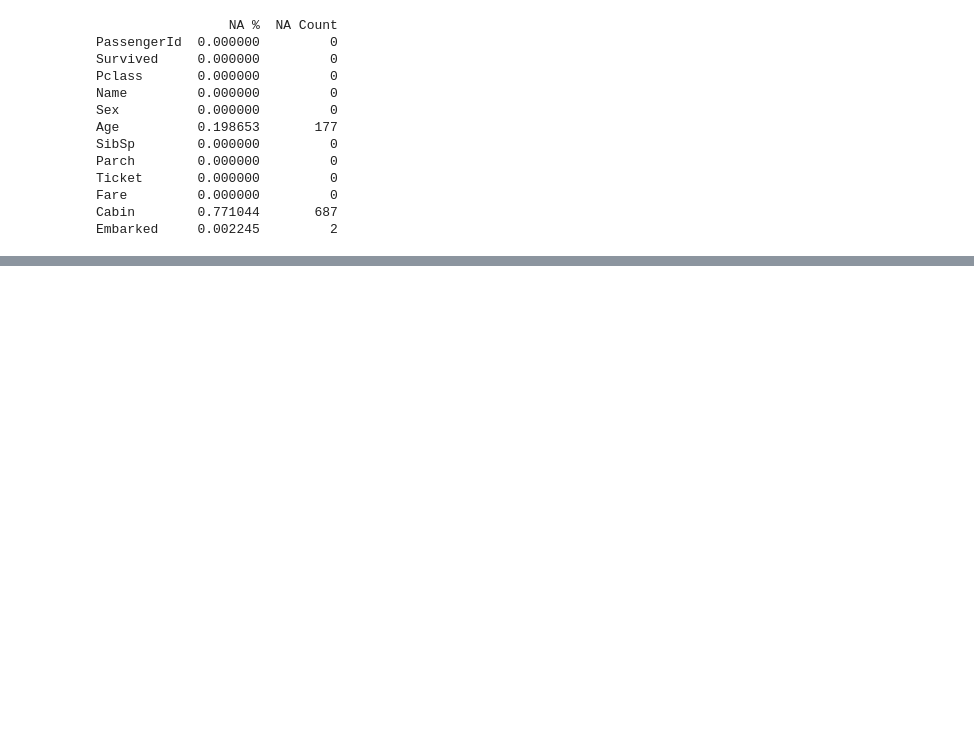
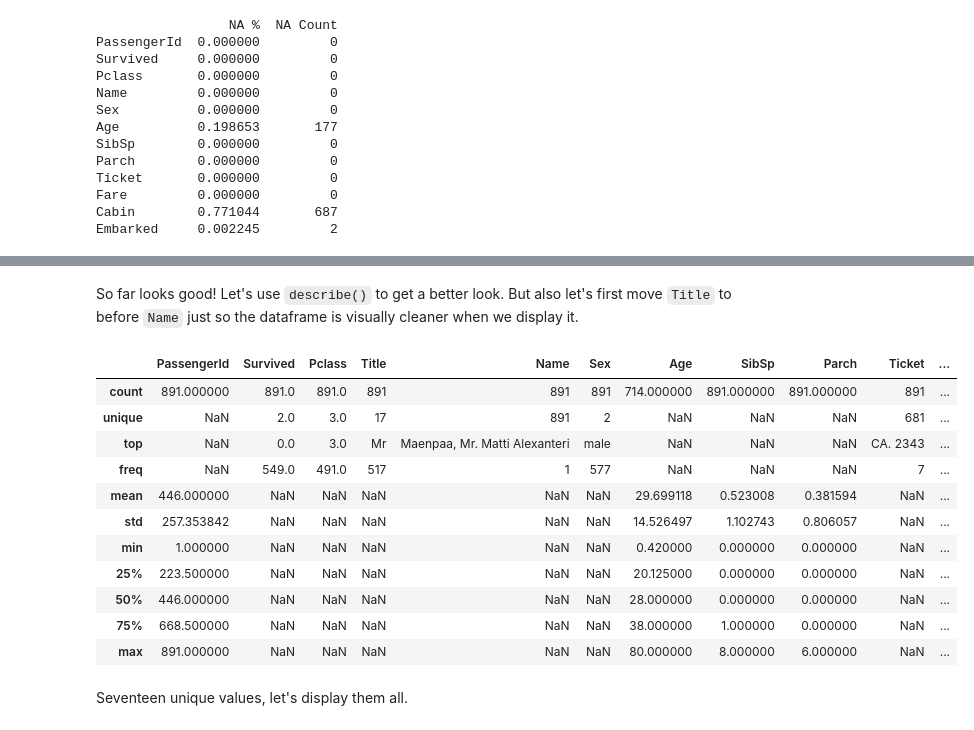
Before and after one commit to athi94/kaggle-titanic, a Jupyter notebook: notebooks/Titanic.ipynb, the cells around one changed output, grey strips where cells are left out. Saved outputs shown, nothing was run; the diff lists cells and outputs as text; code cells hidden in the pictures; blank space fills up the shorter version.

```diff
--- a/notebooks/Titanic.ipynb
+++ b/notebooks/Titanic.ipynb
@@ -78,5 +72,0 @@ Easy!
-# %%
-fr_train.set_value([61, 829], 'Embarked', 'S');
-
-# Verify by using our naSummary
-naSummary(fr_train)
@@ -160,0 +75,7 @@ Embarked     0.000000         0
+# %%
+ctgs = ['Survived', 'Pclass', 'Embarked', 'Sex']
+
+for ctg in ctgs:
+    fr_train[ctg] = fr_train[ctg].astype('category')
+
+fr_train.dtypes
@@ -160,0 +105,6 @@ Embarked     0.000000         0
+# %%
+# value_counts returns the count of each level in the feature sorted in descending order by default
+embarked_mcl = fr_train['Embarked'].value_counts().index[0]
+fr_train['Embarked'].fillna(embarked_mcl, inplace=True)
+
+naSummary(fr_train)
@@ -160,0 +131,3 @@ Embarked     0.000000         0
+# %%
+fr_train['Title'] = (fr_train.apply(lambda passenger: passenger['Name'].split(',')[1].split()[0][:-1], axis=1)).astype('category')
+fr_train.head(n=10)
@@ -160,0 +146,23 @@ Embarked     0.000000         0
+# %% [markdown]
+So far looks good! Let's use `describe()` to get a better look. But also let's first move `Title` to before `Name` just so the dataframe is visually cleaner when we display it.
+# %%
+cols = fr_train.columns.tolist()
+cols = cols[0:3] + cols[-1:] + cols[3:-1]
+fr_train = fr_train[cols]
+
+fr_train.describe(include='all')
+# %% [output]
+|  | PassengerId | Survived | Pclass | Title | Name | Sex | Age | SibSp | Parch | Ticket | ... |
+| count | 891.000000 | 891.0 | 891.0 | 891 | 891 | 891 | 714.000000 | 891.000000 | 891.000000 | 891 | ... |
+| unique | NaN | 2.0 | 3.0 | 17 | 891 | 2 | NaN | NaN | NaN | 681 | ... |
+| top | NaN | 0.0 | 3.0 | Mr | Maenpaa, Mr. Matti Alexanteri | male | NaN | NaN | NaN | CA. 2343 | ... |
+| freq | NaN | 549.0 | 491.0 | 517 | 1 | 577 | NaN | NaN | NaN | 7 | ... |
+| mean | 446.000000 | NaN | NaN | NaN | NaN | NaN | 29.699118 | 0.523008 | 0.381594 | NaN | ... |
+| std | 257.353842 | NaN | NaN | NaN | NaN | NaN | 14.526497 | 1.102743 | 0.806057 | NaN | ... |
+| min | 1.000000 | NaN | NaN | NaN | NaN | NaN | 0.420000 | 0.000000 | 0.000000 | NaN | ... |
+| 25% | 223.500000 | NaN | NaN | NaN | NaN | NaN | 20.125000 | 0.000000 | 0.000000 | NaN | ... |
+| 50% | 446.000000 | NaN | NaN | NaN | NaN | NaN | 28.000000 | 0.000000 | 0.000000 | NaN | ... |
+| 75% | 668.500000 | NaN | NaN | NaN | NaN | NaN | 38.000000 | 1.000000 | 0.000000 | NaN | ... |
+| max | 891.000000 | NaN | NaN | NaN | NaN | NaN | 80.000000 | 8.000000 | 6.000000 | NaN | ... |
+# %% [markdown]
+Seventeen unique values, let's display them all.
```
Also changed, not shown: parts of 35 cells of this notebook, 5 other files.
